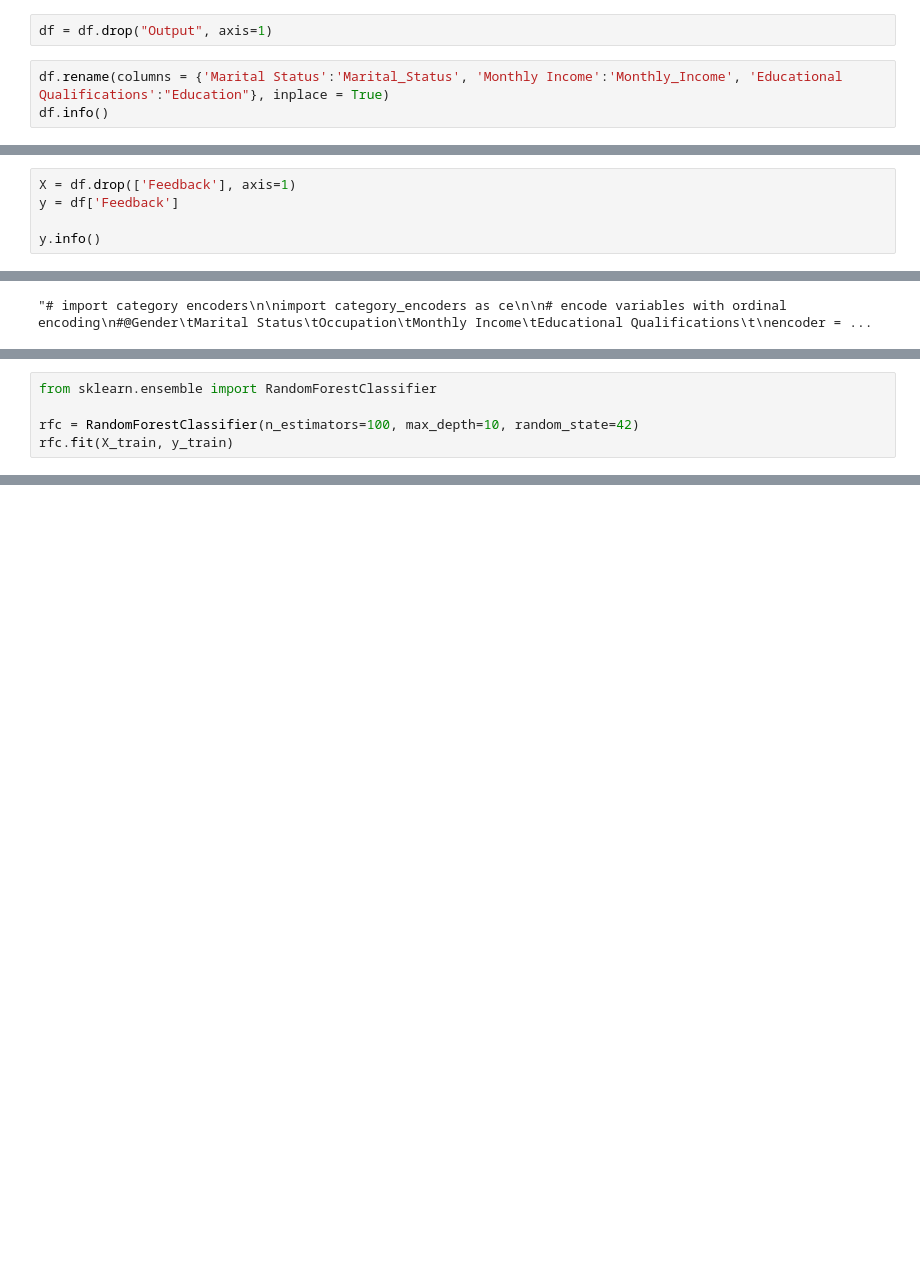
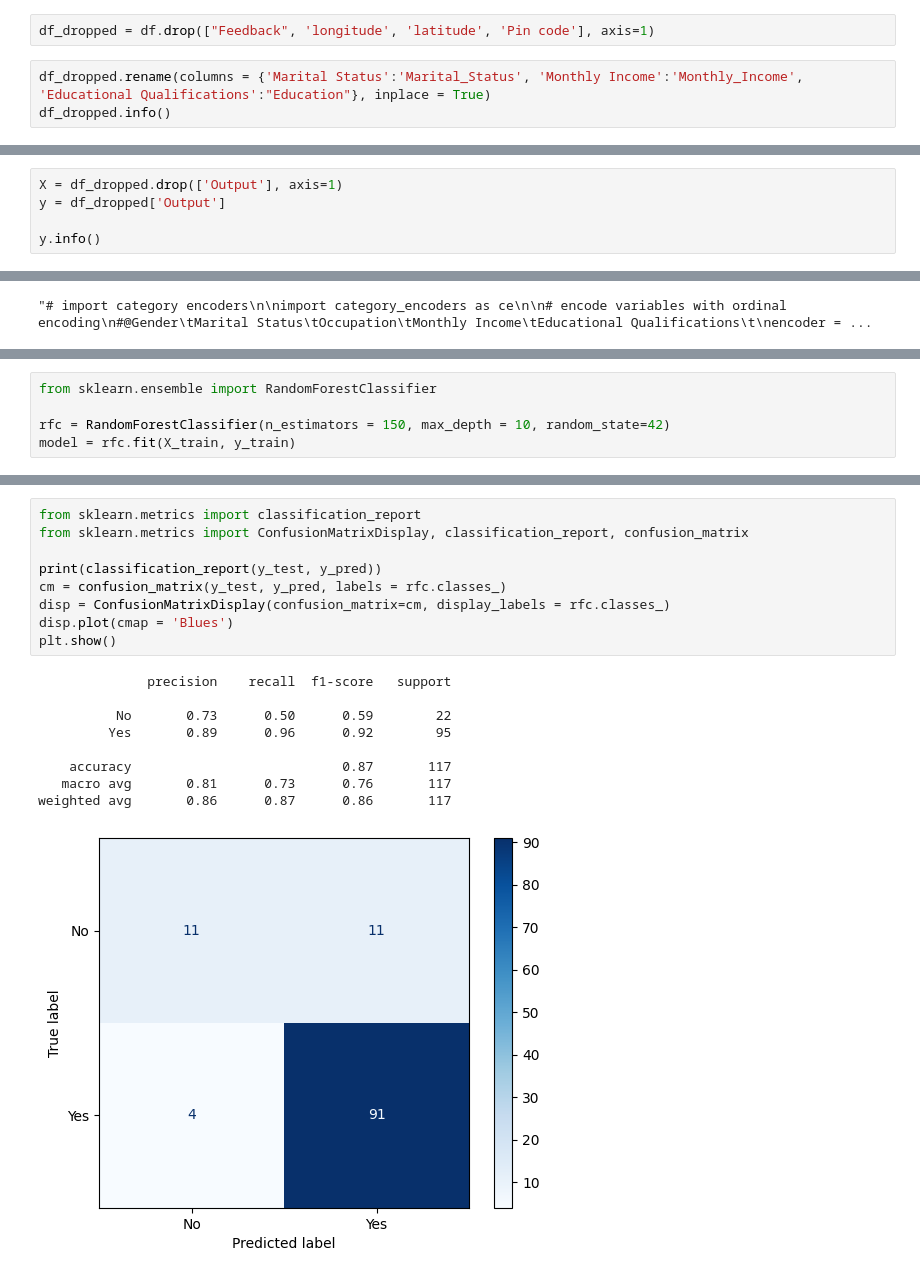
Before and after one commit to dmareee/Machine_Learnin, a Jupyter notebook: DecTree/OnlineFood.ipynb, the cells around one changed output, grey strips where cells are left out. Saved outputs shown, nothing was run; the diff lists cells and outputs as text; blank space fills up the shorter version.

```diff
--- a/DecTree/OnlineFood.ipynb
+++ b/DecTree/OnlineFood.ipynb
@@ -134,10 +111,10 @@ for col in df.columns:
 [figure]
 [figure]
 # %%
-df = df.drop("Output", axis=1)
+df_dropped = df.drop(["Feedback", 'longitude', 'latitude', 'Pin code'], axis=1)
 # %%
-df.rename(columns = {'Marital Status':'Marital_Status', 'Monthly Income':'Monthly_Income', 'Educational Qualifications':"Education"}, inplace = True)
-df.info()
+df_dropped.rename(columns = {'Marital Status':'Marital_Status', 'Monthly Income':'Monthly_Income', 'Educational Qualifications':"Education"}, inplace = True)
+df_dropped.info()
 # %% [output]
 <class 'pandas.core.frame.DataFrame'>
 RangeIndex: 388 entries, 0 to 387
@@ -160,6 +134,6 @@ memory usage: 33.5+ KB
 # %%
-X = df.drop(['Feedback'], axis=1)
-y = df['Feedback']
+X = df_dropped.drop(['Output'], axis=1)
+y = df_dropped['Output']
 
 y.info()
 # %% [output]
@@ -249,5 +230,5 @@ plt.show()
 # %%
 from sklearn.ensemble import RandomForestClassifier
 
-rfc = RandomForestClassifier(n_estimators=100, max_depth=10, random_state=42)
-rfc.fit(X_train, y_train)
+rfc = RandomForestClassifier(n_estimators = 150, max_depth = 10, random_state=42)
+model = rfc.fit(X_train, y_train)
@@ -263,0 +243,19 @@ Model accuracy: 0.811965811965812
+# %%
+from sklearn.metrics import classification_report
+from sklearn.metrics import ConfusionMatrixDisplay, classification_report, confusion_matrix
+
+print(classification_report(y_test, y_pred))
+cm = confusion_matrix(y_test, y_pred, labels = rfc.classes_)
+disp = ConfusionMatrixDisplay(confusion_matrix=cm, display_labels = rfc.classes_)
+disp.plot(cmap = 'Blues')
+plt.show()
+# %% [output]
+              precision    recall  f1-score   support
+
+          No       0.73      0.50      0.59        22
+         Yes       0.89      0.96      0.92        95
+
+    accuracy                           0.87       117
+   macro avg       0.81      0.73      0.76       117
+weighted avg       0.86      0.87      0.86       117
+[figure, added]
```
Also changed, not shown: parts of 13 cells of this notebook.
